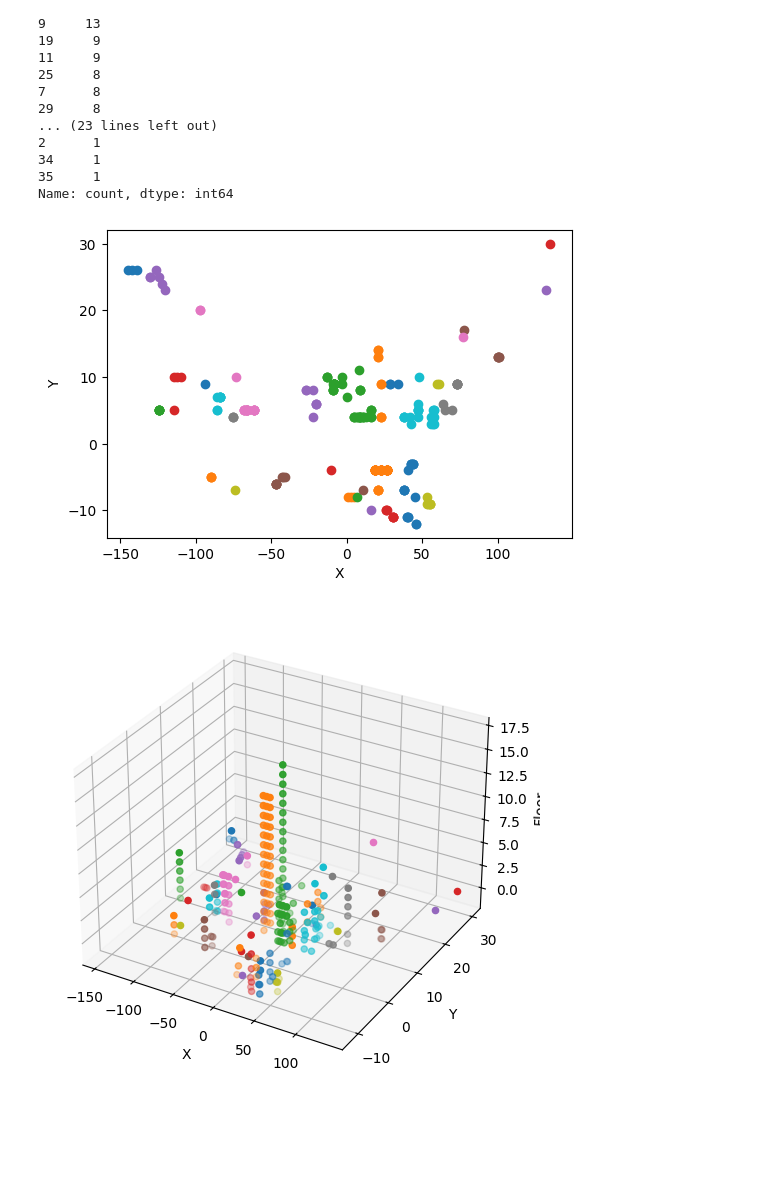
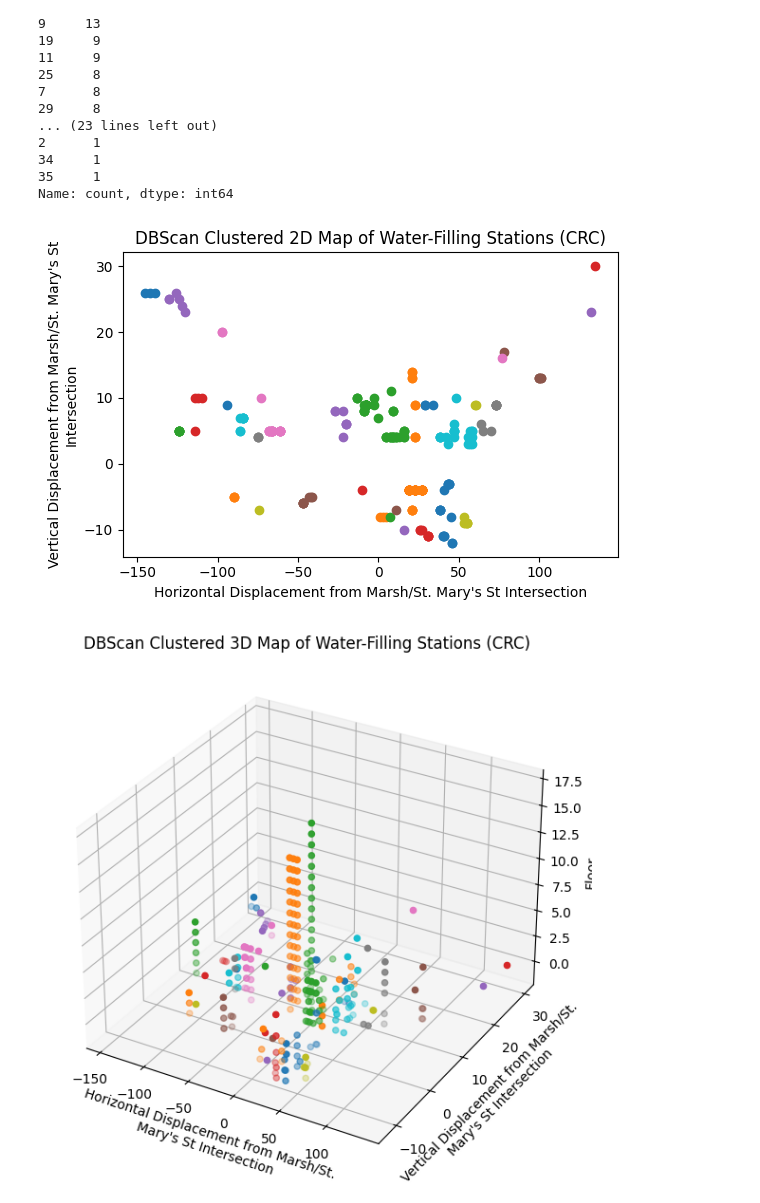
Before and after one commit to BU-Spark/ds-bu-sustainability-water, a Jupyter notebook: sp24-team-a/mid-semester-report/data/visualizations/coordinate_display.ipynb, the cells around one changed output. Drawn from its saved outputs; the diff is of its cells as text; code cells hidden in the pictures; blank space fills up the shorter version.

```diff
--- a/sp24-team-a/mid-semester-report/data/visualizations/coordinate_display.ipynb
+++ b/sp24-team-a/mid-semester-report/data/visualizations/coordinate_display.ipynb
@@ -9,7 +21,13 @@ from sklearn.cluster import DBSCAN
 inventory = pd.read_csv("./bottle_fillers_inventory.csv")
 print(inventory.head())
 inventory.dropna(subset=["X", "Y", "Z"], inplace=True)
-inventory["coordinates"] = list(zip(inventory["X"].astype(int), inventory["Y"].astype(int), inventory["Z"].astype(int)))
+inventory["coordinates"] = list(
+    zip(
+        inventory["X"].astype(int),
+        inventory["Y"].astype(int),
+        inventory["Z"].astype(int),
+    )
+)
 print(inventory["coordinates"])
 # %% [output]
   Address A          Address B    Floor   \
@@ -61,6 +88,12 @@ Text(0.5, 0, 'Floor')
 # %%
 dbscan = DBSCAN(eps=5, min_samples=1)
-coordinates = list(zip(inventory["X"].astype(int), inventory["Y"].astype(int), inventory["Z"].astype(int)))
+coordinates = list(
+    zip(
+        inventory["X"].astype(int),
+        inventory["Y"].astype(int),
+        inventory["Z"].astype(int),
+    )
+)
 dbscan.fit(coordinates)
 inventory["cluster_label"] = dbscan.labels_
 print(inventory["cluster_label"].value_counts())
@@ -85,37 +118,48 @@ Name: count, dtype: int64
 # %%
 # 2D Representation of Clustering
 
-fig = plt.figure(figsize=(6,4))
+fig = plt.figure(figsize=(6, 4))
 ax = fig.add_subplot(111)
 
 for i, cluster_label in enumerate(np.unique(inventory["cluster_label"])):
     cluster_points = inventory[inventory["cluster_label"] == cluster_label]
     X = [coord[0] for coord in cluster_points["coordinates"]]
     Y = [coord[1] for coord in cluster_points["coordinates"]]
-    ax.scatter(X, Y, label=f'Cluster {cluster_label}')
+    ax.scatter(X, Y, label=f"Cluster {cluster_label}")
 
-ax.set_xlabel("X")
-ax.set_ylabel("Y")
+ax.set_xlabel(
+    "Horizontal Displacement from Marsh/St. Mary's St Intersection", wrap=True
+)
+ax.set_ylabel("Vertical Displacement from Marsh/St. Mary's St Intersection", wrap=True)
+ax.set_title("DBScan Clustered 2D Map of Water-Filling Stations (CRC)")
+
+plt.tight_layout()
 plt.show()
 # %% [output]
-[figure, old version]
+[figure, new version]
 # %%
+# 3D Representation of Clustering
 fig = plt.figure(figsize=(9, 6))
 ax = fig.add_subplot(111, projection="3d")
 
 for i, cluster_label in enumerate(np.unique(inventory["cluster_label"])):
     cluster_points = inventory[inventory["cluster_label"] == cluster_label]
     X = [coord[0] for coord in cluster_points["coordinates"]]
     Y = [coord[1] for coord in cluster_points["coordinates"]]
     Z = [coord[2] for coord in cluster_points["coordinates"]]
-    ax.scatter(X, Y, Z, label=f'Cluster {cluster_label}')
+    ax.scatter(X, Y, Z, label=f"Cluster {cluster_label}")
 
-ax.set_xlabel("X")
-ax.set_ylabel("Y")
+ax.set_xlabel(
+    "Horizontal Displacement from Marsh/St. Mary's St Intersection", wrap=True
+)
+ax.set_ylabel("Vertical Displacement from Marsh/St. Mary's St Intersection", wrap=True)
 ax.set_zlabel("Floor")
+ax.set_title("DBScan Clustered 3D Map of Water-Filling Stations (CRC)")
+
+plt.tight_layout()
 plt.show()
 # %% [output]
-[figure, old version]
+[figure, new version]
 # %%
 origin = (42.350007280793704, -71.10658611283115)
 
```
Also changed, not shown: parts of 6 cells of this notebook, 22 other files.
